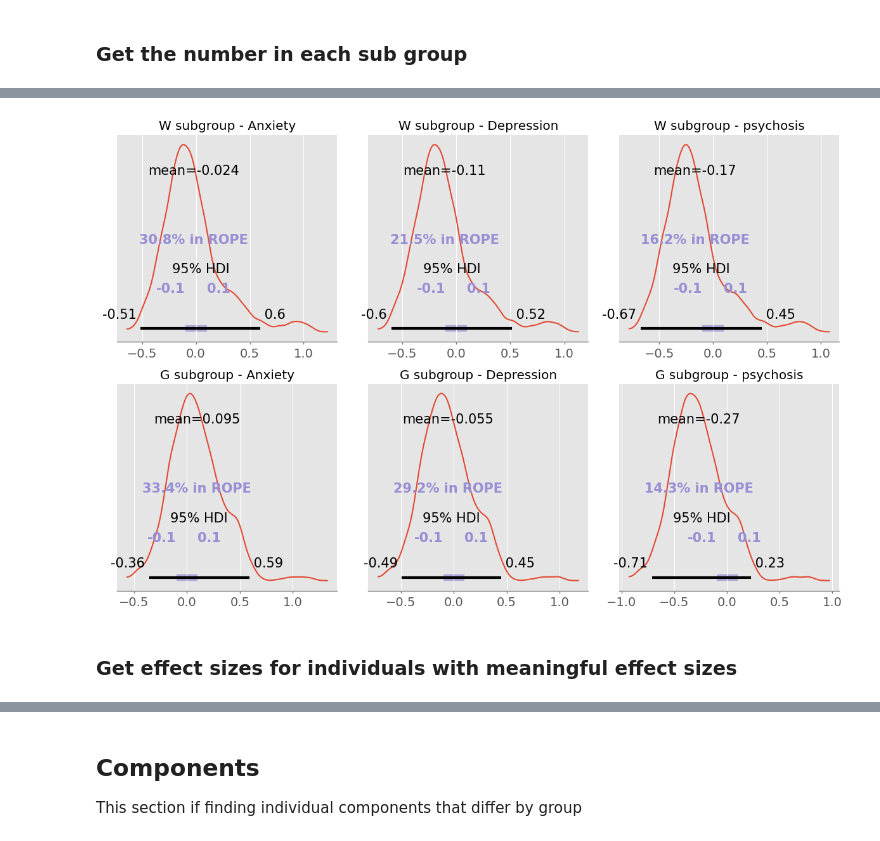
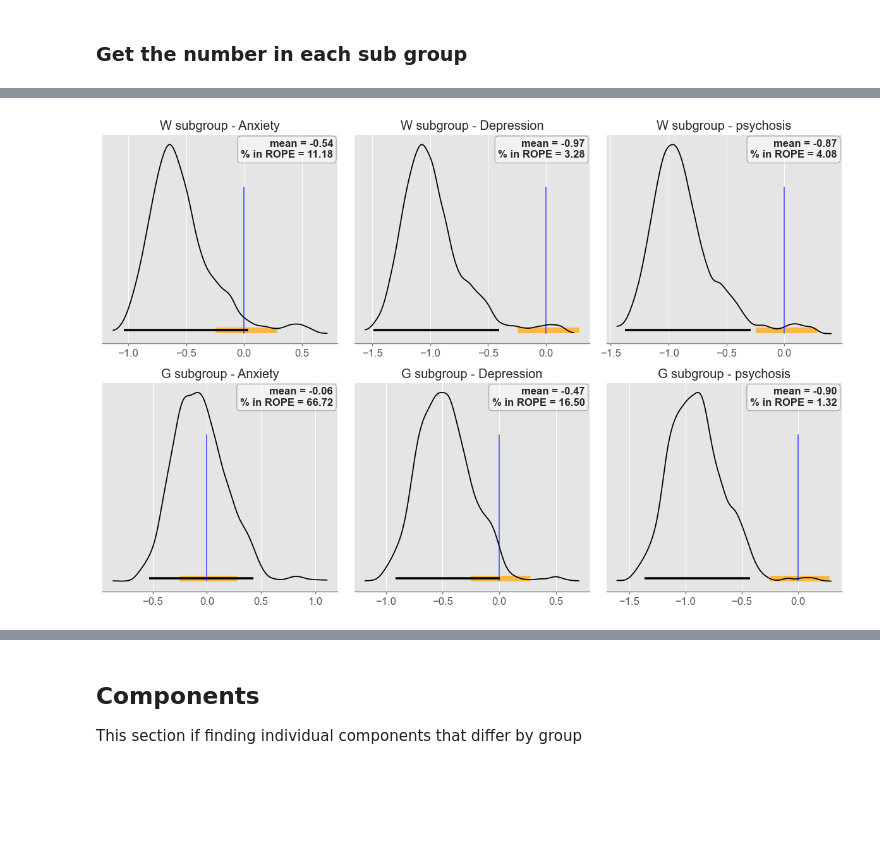
Before and after one commit to Daniel-Halls/nfact_idp, a Jupyter notebook: nfact_id/group_diff/exploring_differences.ipynb, the cells around one changed output, grey strips where cells are left out. Saved outputs shown, nothing was run; the diff lists cells and outputs as text; code cells hidden in the pictures; blank space fills up the shorter version.

Commit message:
changed how model works (now get control z scores as well) and changed how to define meaningful

```diff
--- a/nfact_id/group_diff/exploring_differences.ipynb
+++ b/nfact_id/group_diff/exploring_differences.ipynb
@@ -438,3 +466,5 @@ g_subjects_sum = gm_posteriors.mean("comp")
 # %%
+patient_numbers = w_data_wide[~w_data_wide['group'].str.contains("HC")].shape[0]
+control_numbers = w_data_wide[w_data_wide['group'].str.contains("HC")].shape[0]
 w_meaningful = is_meaningful(w_subjects_sum)
 g_meaningful = is_meaningful(g_subjects_sum)
@@ -450,18 +565,0 @@ g_distrubtion_all_patients = beta_distribution(len(g_meaningful), w_data_wide.sh
-# %%
-w_sub_group_beta = {}
-g_sub_group_beta = {}
-for group in w_sub_groups.keys():
-    w_beta_dis = beta_distribution(len(w_sub_groups[group]), no_groups.group.count()[group])
-    w_sub_group_beta[group] = w_beta_dis
-    g_beta_dis = beta_distribution(len(g_sub_groups[group]), no_groups.group.count()[group])
-    g_sub_group_beta[group] = g_beta_dis
-# %%
-groups = ["Anxiety", "Depression", "psychosis"]
-datasets = [w_subjects_sum, g_subjects_sum]
-dict_labels = ["white", "grey"]
-group_stats = {"white":{}, "grey":{}}
-for row, dataset in enumerate(datasets):
-    for col, group in enumerate(groups):
-        group_idx = w_data_wide.groupby("group").groups[group]
-        posterior_mean = dataset[group_idx].mean(dim="sub")
-        group_stats[dict_labels[row]][group] = rope_mass(posterior_mean)
@@ -527,32 +580,69 @@ Text(0.5, 1.0, 'GM effect size')
 # %%
 fig, ax = plt.subplots(2, 3, figsize=(12, 8))
 
 
 groups = ["Anxiety", "Depression", "psychosis"]
-datasets = [w_subjects_sum, g_subjects_sum]
+datasets = [w_subjects_sum[w_meaningful], g_subjects_sum[g_meaningful]]
 row_labels = ["W subgroup", "G subgroup"]
 
 for row, dataset in enumerate(datasets):
     for col, group in enumerate(groups):
         # subset the dataset for the group
-        group_idx = w_data_wide.groupby("group").groups[group]
+
+        if "W" in row_labels[row]:
+            rope = w_rope
+            idx_data = w_data_wide[~w_data_wide['group'].str.contains("Control")].reset_index(drop=True).iloc[w_meaningful].reset_index(drop=True)
+        else:
+            rope = g_rope
+            idx_data = g_data_wide[~g_data_wide['group'].str.contains("Control")].reset_index(drop=True).iloc[g_meaningful].reset_index(drop=True)
+
+        group_idx = idx_data.groupby("group").groups[group]
         subset = dataset[group_idx]
-
-
         # average across subjects, but keep draws
         posterior_mean = subset.mean(dim="sub")
 
         az.plot_posterior(
             posterior_mean,
             hdi_prob=0.95,
-            rope=[-0.1, 0.1],
-            ax=ax[row, col]
+            rope=rope,
+            ax=ax[row, col],
+            textsize=12,
+            color="black",
+            rope_color="orange",
+            ref_val_color="blue",
+            ref_val=0
         )
         ax[row, col].set_title(f"{row_labels[row]} - {group}")
+        for txt in list(ax[row, col].texts):
+            txt.remove()
 
+        mean_val = posterior_mean.mean().item()
+        rope_pct = 100 * ((posterior_mean > rope[0]) & (posterior_mean < rope[1])).mean().item()
+
+
+        # Add annotation box
+        box_text = (
+            f"mean = {mean_val:.2f}\n"
+            f"% in ROPE = {rope_pct:.2f}"
+
+        )
+
+        ax[row, col].text(
+            0.98,
+            0.98,
+            box_text,
+            transform=ax[row, col].transAxes,
+            ha="right",
+            va="top",
+            fontsize=12,
+            fontweight="bold",
+            bbox=dict(
+                facecolor="white",
+                alpha=0.5,
+                edgecolor="black",
+                boxstyle="round,pad=0.3",
+            ))
 plt.tight_layout()
 plt.show()
 # %% [output]
-[figure, old version]
+[figure, new version]
-# %% [markdown]
-### Get effect sizes for individuals with meaningful effect sizes
```
Also changed, not shown: parts of 49 cells of this notebook, 1 other file.
